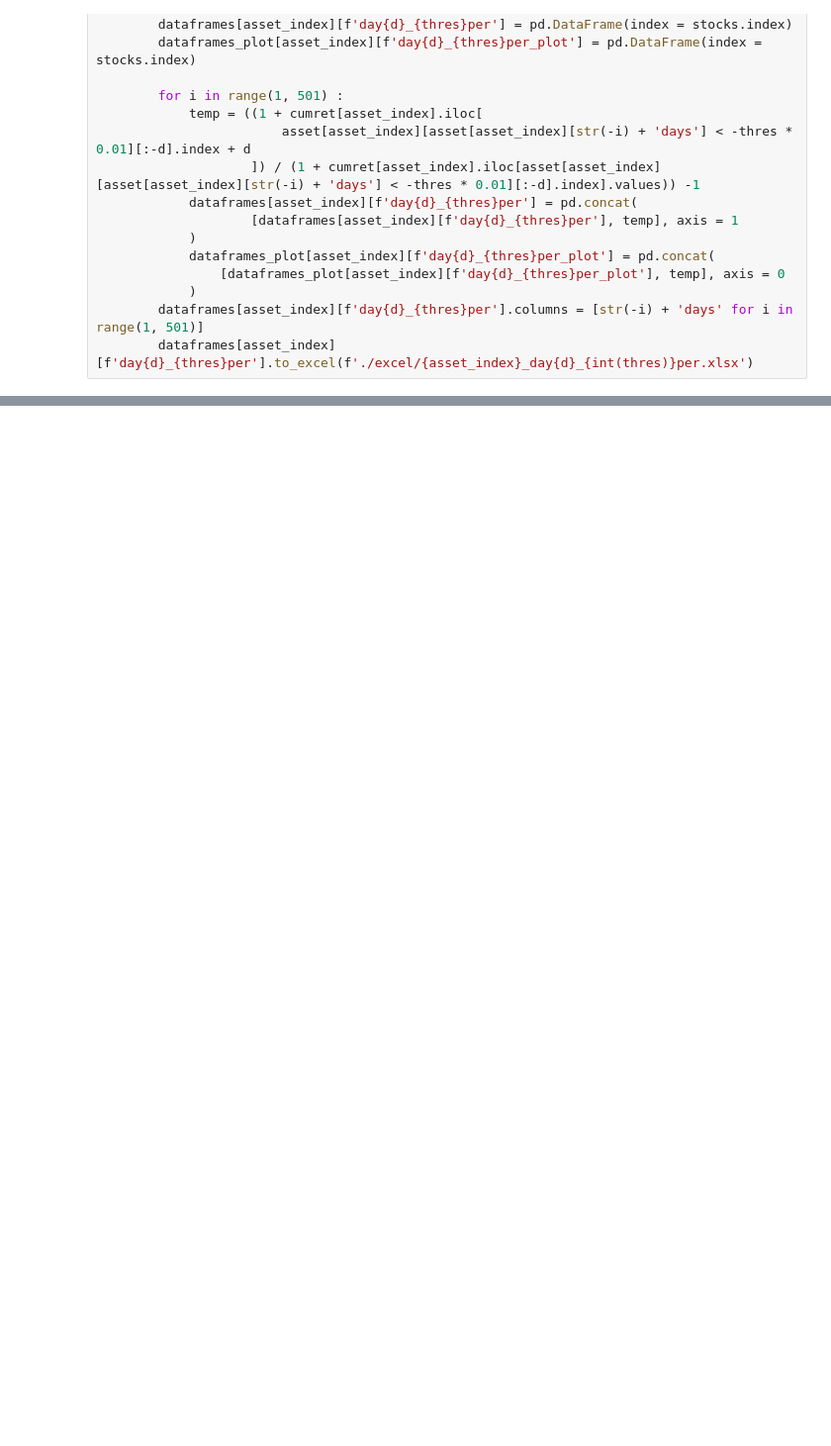
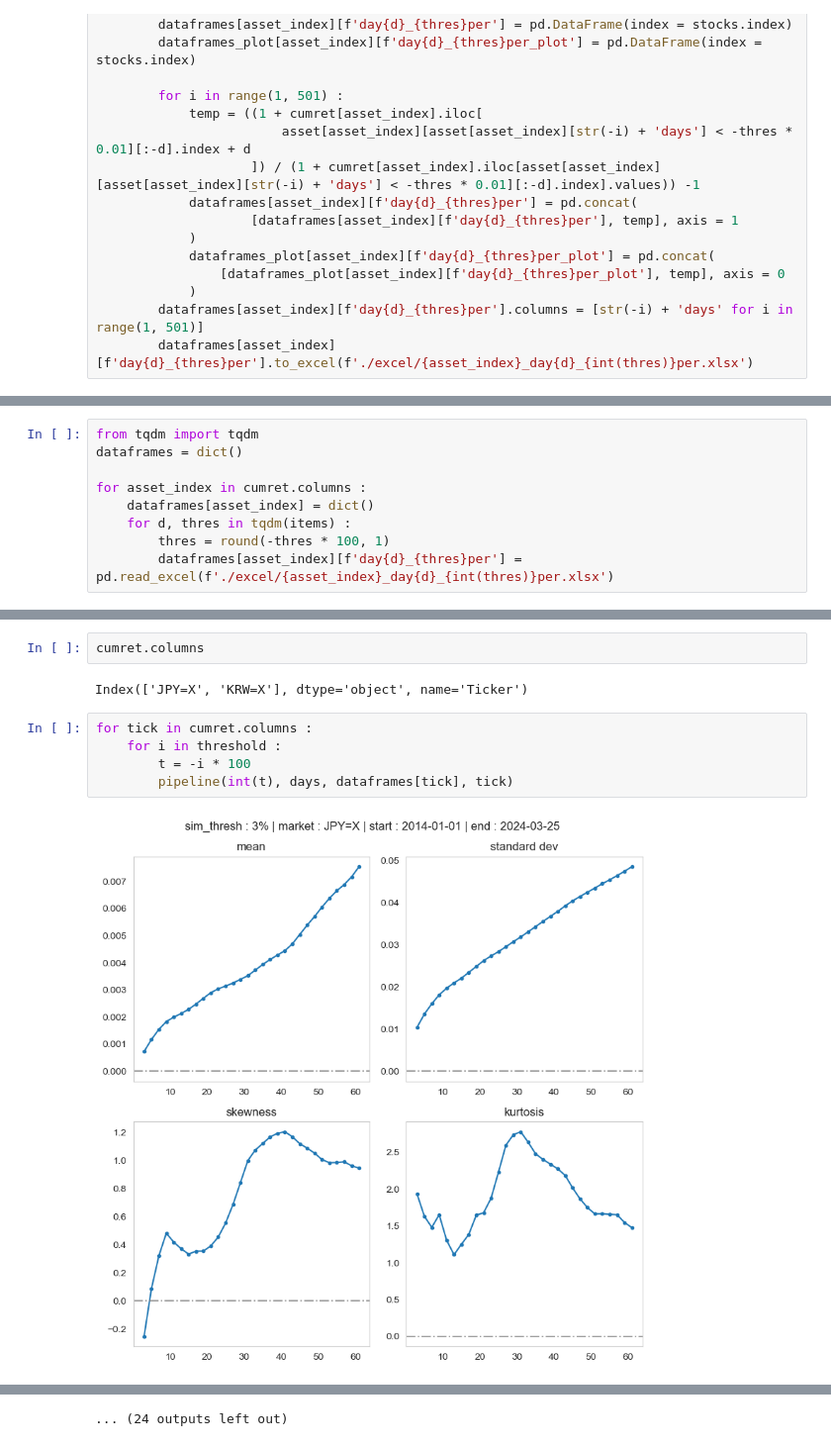
Before and after one commit to Tommylee1013/QuantResearch, a Jupyter notebook: Notes/Currency.ipynb, the cells around one changed output, grey strips where cells are left out. Shown at 99% size. Drawn from its saved outputs; the diff is of its cells as text; blank space fills up the shorter version.

```diff
--- a/Notes/Currency.ipynb
+++ b/Notes/Currency.ipynb
@@ -84,0 +87,9 @@ for asset_index in cumret.columns :
+# %%
+from tqdm import tqdm
+dataframes = dict()
+
+for asset_index in cumret.columns :
+    dataframes[asset_index] = dict()
+    for d, thres in tqdm(items) :
+        thres = round(-thres * 100, 1)
+        dataframes[asset_index][f'day{d}_{thres}per'] = pd.read_excel(f'./excel/{asset_index}_day{d}_{int(thres)}per.xlsx')
@@ -84,0 +162,11 @@ for asset_index in cumret.columns :
+# %%
+cumret.columns
+# %% [output]
+Index(['JPY=X', 'KRW=X'], dtype='object', name='Ticker')
+# %%
+for tick in cumret.columns :
+    for i in threshold :
+        t = -i * 100
+        pipeline(int(t), days, dataframes[tick], tick)
+# %% [output]
+[figure, added]
@@ -84,0 +184 @@ for asset_index in cumret.columns :
+... (24 outputs left out)
```
Also changed, not shown: parts of 6 cells of this notebook, 4 other files.
